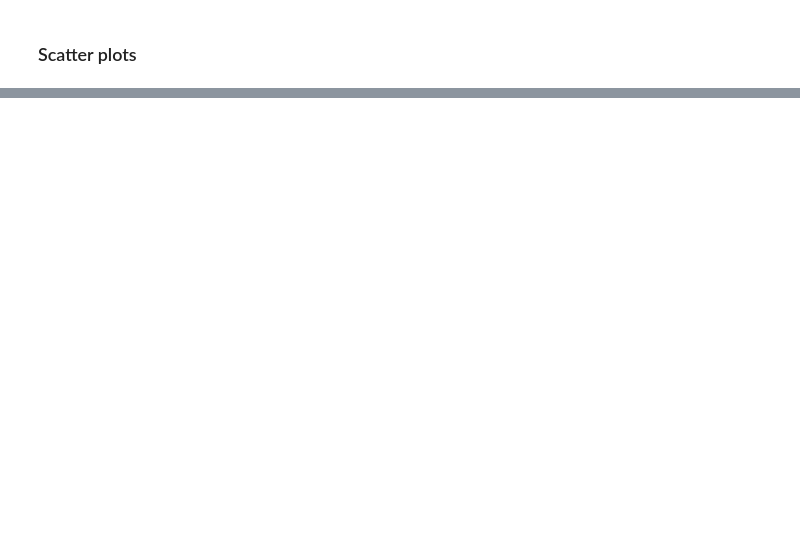
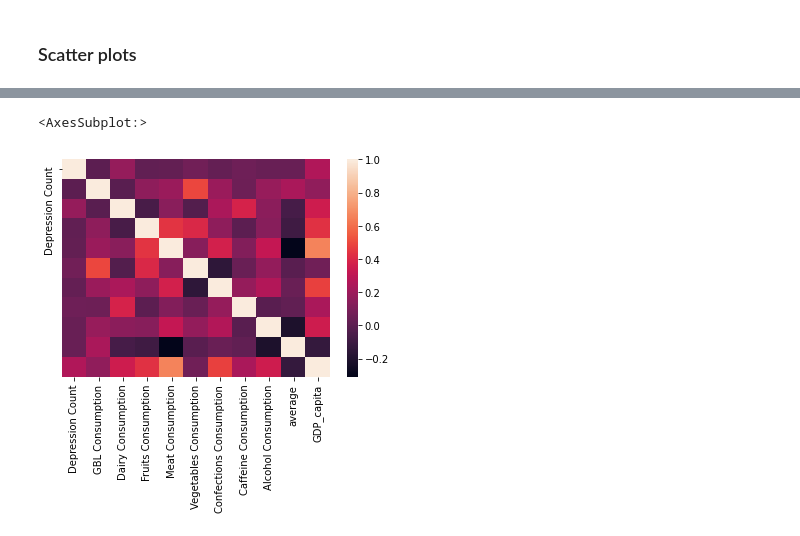
Before and after one commit to Souheil-Yazji/DataSci, a Jupyter notebook: Notebooks/FAO_Consumption_Depression_Analysis.ipynb, the cells around one changed output, grey strips where cells are left out. Drawn from its saved outputs; the diff is of its cells as text; code cells hidden in the pictures; blank space fills up the shorter version.

```diff
--- a/Notebooks/FAO_Consumption_Depression_Analysis.ipynb
+++ b/Notebooks/FAO_Consumption_Depression_Analysis.ipynb
@@ -260,0 +465,2 @@ Name: Depression Count, dtype: float64
+# %%
+FAO_below_gdp = pd.merge(FAO_consumption_depression_by_country_w_population, gdp_filtered_below, left_on=['Country Name'], right_on=['Country Name'])
@@ -260,0 +503,11 @@ Name: Depression Count, dtype: float64
+# %%
+# calculate the correlation matrix
+corr = FAO_below_gdp.groupby(['Country Name']).sum().reset_index().corr(method='spearman')
+
+# plot the heatmap
+sns.heatmap(corr,
+        xticklabels=corr.columns,
+        yticklabels=['Depression Count'])
+# %% [output]
+<AxesSubplot:>
+[figure, added]
```
Also changed, not shown: parts of 40 cells of this notebook.
